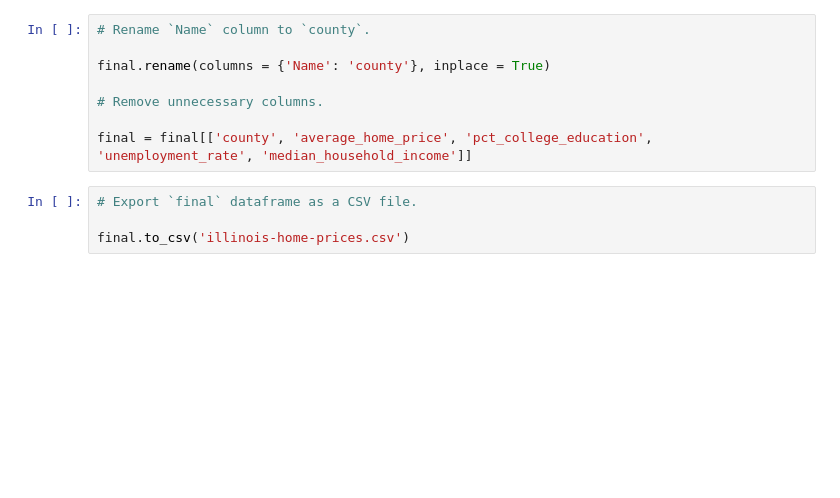
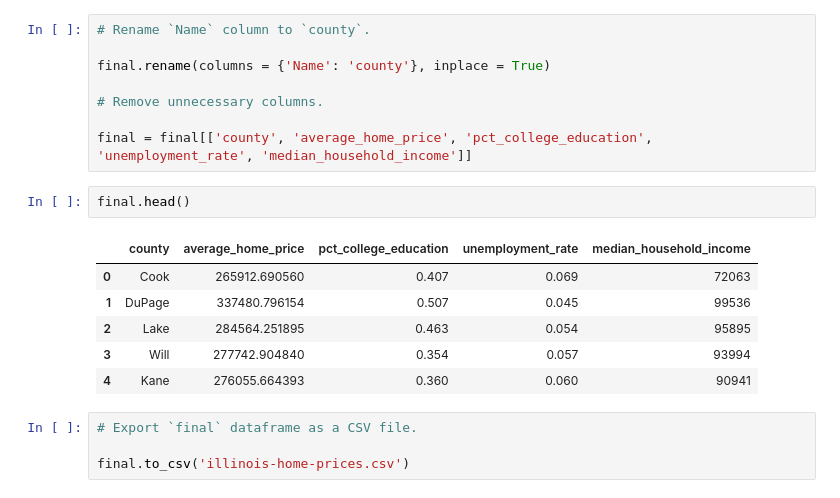
Before and after one commit to BenLeidig/illinois-home-prices, a Jupyter notebook: regression/preprocessing.ipynb, the cells around one changed output. Drawn from its saved outputs; the diff is of its cells as text; blank space fills up the shorter version.

```diff
--- a/regression/preprocessing.ipynb
+++ b/regression/preprocessing.ipynb
@@ -249,6 +257,15 @@ final.rename(columns = {'Name': 'county'}, inplace = True)
 # Remove unnecessary columns.
 
 final = final[['county', 'average_home_price', 'pct_college_education', 'unemployment_rate', 'median_household_income']]
+# %%
+final.head()
+# %% [output]
+|  | county | average_home_price | pct_college_education | unemployment_rate | median_household_income |
+| 0 | Cook | 265912.690560 | 0.407 | 0.069 | 72063 |
+| 1 | DuPage | 337480.796154 | 0.507 | 0.045 | 99536 |
+| 2 | Lake | 284564.251895 | 0.463 | 0.054 | 95895 |
+| 3 | Will | 277742.904840 | 0.354 | 0.057 | 93994 |
+| 4 | Kane | 276055.664393 | 0.360 | 0.060 | 90941 |
 # %%
 # Export `final` dataframe as a CSV file.
 
```
Also changed, not shown: parts of 1 cell of this notebook, 1 other file.
